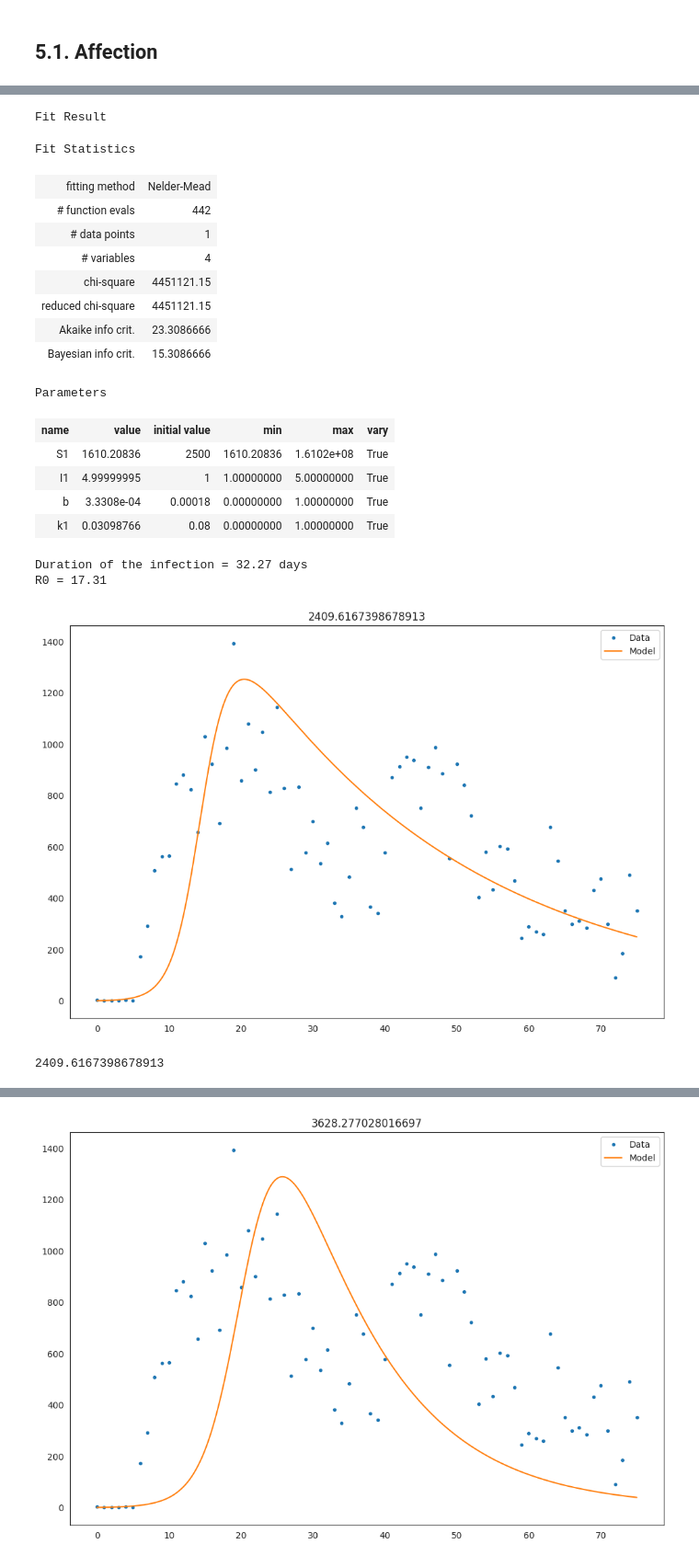
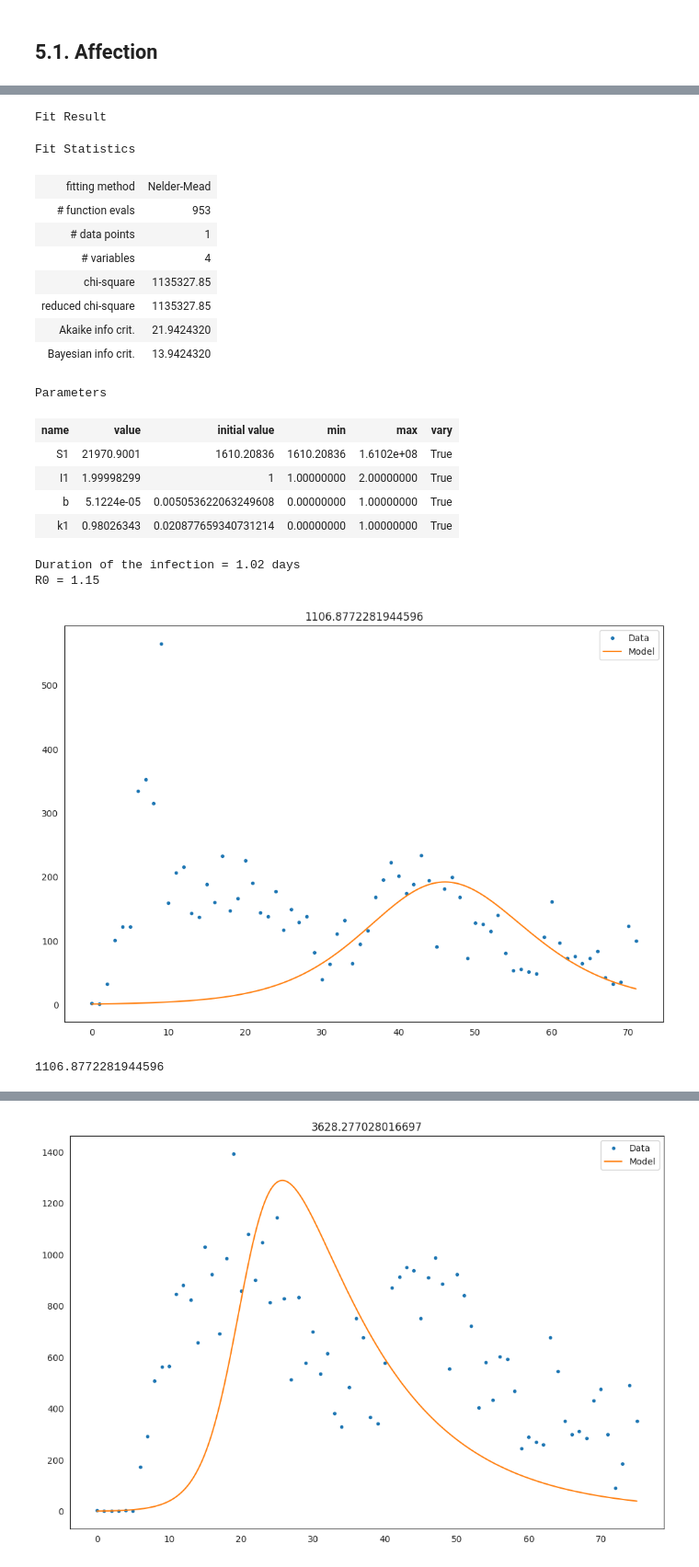
Before and after one commit to briceshun/sm_contagion, a Jupyter notebook: ContagionModels_FTX_SIR.ipynb, the cells around one changed output, grey strips where cells are left out. Shown at 92% size. Drawn from its saved outputs; the diff is of its cells as text; code cells hidden in the pictures.

```diff
--- a/ContagionModels_FTX_SIR.ipynb
+++ b/ContagionModels_FTX_SIR.ipynb
@@ -873,10 +768,10 @@ df_model = df_happiness
 S0 = int(df_describe['viewCount'].iloc[6]) # Sum of all views during that period
 toFit = ["S1", "I1", 'b', 'k1']
 params = lmfit.Parameters()
-params.add("S1", value=2500, min=S0/1000000, max=S0)
+params.add("S1", value=100, min=S0/1000000, max=S0)
 params.add("I1", value=1, min=1, max=int(df_model["count"].iloc[0]))  # No. of comments on first day
-params.add("b", value=1.8e-04, min=0, max=1)
-params.add("k1", value=0.08, min=0, max=1)
+params.add("b", value=0.00292466, min=0, max=1)
+params.add("k1", value=0.082625718	, min=0, max=1)
 # %%
 # Define Objective Function
 def cost_fun(
@@ -934,39 +829,39 @@ result
 Fit Result
 Fit Statistics
 | fitting method | Nelder-Mead |
-| # function evals | 442 |
+| # function evals | 953 |
 | # data points | 1 |
 | # variables | 4 |
-| chi-square | 4451121.15 |
-| reduced chi-square | 4451121.15 |
-| Akaike info crit. | 23.3086666 |
-| Bayesian info crit. | 15.3086666 |
+| chi-square | 1135327.85 |
+| reduced chi-square | 1135327.85 |
+| Akaike info crit. | 21.9424320 |
+| Bayesian info crit. | 13.9424320 |
 Parameters
 | name | value | initial value | min | max | vary |
-| S1 | 1610.20836 | 2500 | 1610.20836 | 1.6102e+08 | True |
-| I1 | 4.99999995 | 1 | 1.00000000 | 5.00000000 | True |
-| b | 3.3308e-04 | 0.00018 | 0.00000000 | 1.00000000 | True |
-| k1 | 0.03098766 | 0.08 | 0.00000000 | 1.00000000 | True |
+| S1 | 21970.9001 | 1610.20836 | 1610.20836 | 1.6102e+08 | True |
+| I1 | 1.99998299 | 1 | 1.00000000 | 2.00000000 | True |
+| b | 5.1224e-05 | 0.005053622063249608 | 0.00000000 | 1.00000000 | True |
+| k1 | 0.98026343 | 0.020877659340731214 | 0.00000000 | 1.00000000 | True |
 # %%
 k1 = result.params['k1'].value
 b = result.params['b'].value
 I1 = result.params['I1'].value
 S1 = result.params['S1'].value
 print("Duration of the infection = %.2f days" % (1.0/k1))
 print("R0 = %.2f" % (b * S1/k1))
 
 # Parameters
 toFit = ["S1", "I1", 'b', 'k1']
 params = lmfit.Parameters()
-params.add("S1", value=S1, min=S0/1000000, max=S0)
+params.add("S1", value=S1, min=S0/100000, max=S0)
 params.add("I1", value=1, min=1, max=int(df_model["count"].iloc[0]))  # No. of comments on first day
 params.add("b", value=b, min=0, max=1)
 params.add("k1", value=k1, min=0, max=1)
 
 cost_fun(params, plot=True)
 # %% [output]
-Duration of the infection = 32.27 days
-R0 = 17.31
+Duration of the infection = 1.02 days
+R0 = 1.15
-[figure, old version]
+[figure, new version]
-2409.6167398678913
+1106.8772281944596
 # %% [markdown]
```
Also changed, not shown: parts of 43 cells of this notebook.
